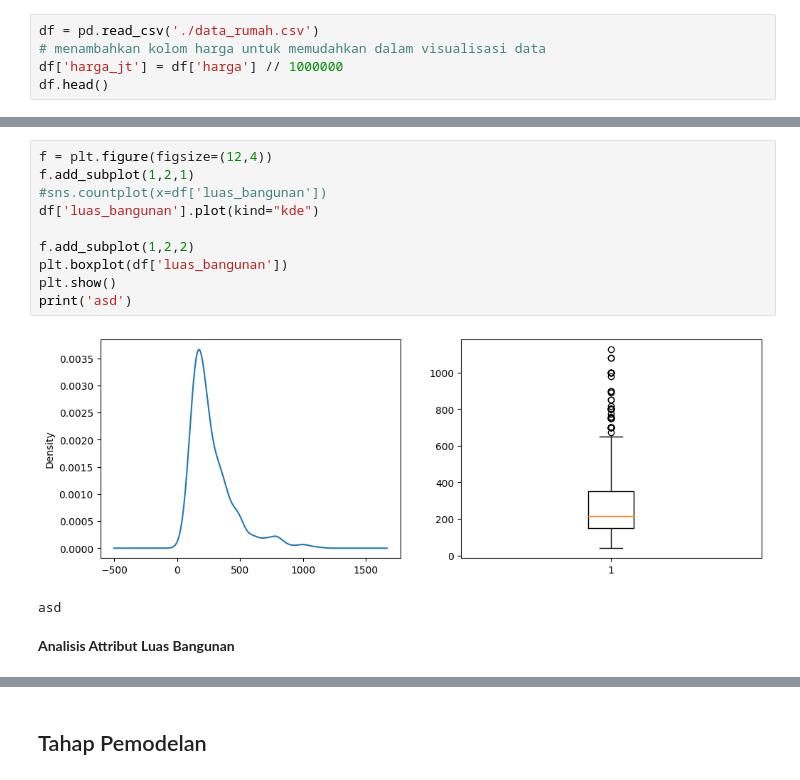
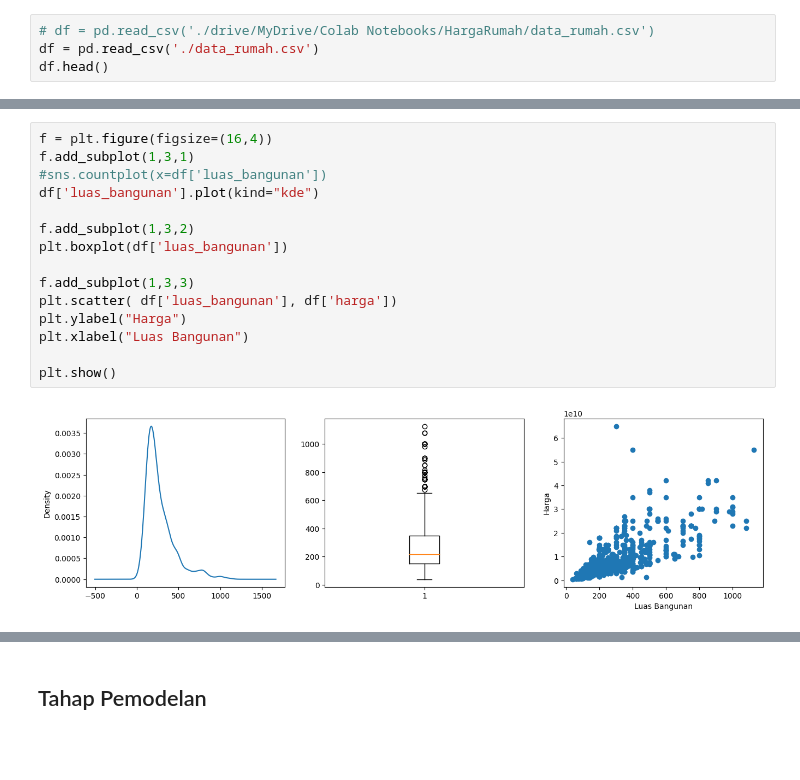
Before and after one commit to nafalabi/dwbi_linear_regression, a Jupyter notebook: regresi_linier.ipynb, the cells around one changed output, grey strips where cells are left out. Drawn from its saved outputs; the diff is of its cells as text; blank space fills up the shorter version.

```diff
--- a/regresi_linier.ipynb
+++ b/regresi_linier.ipynb
@@ -27,7 +41,6 @@ __Me-load dataset & menyesuaikan kolom yang ada__
 # %%
+# df = pd.read_csv('./drive/MyDrive/Colab Notebooks/HargaRumah/data_rumah.csv')
 df = pd.read_csv('./data_rumah.csv')
-# menambahkan kolom harga untuk memudahkan dalam visualisasi data
-df['harga_jt'] = df['harga'] // 1000000
 df.head()
 # %% [output]
 |  | no | nama_rumah | harga | luas_bangunan | luas_tanah | jumlah_kamar_tidur | jumlah_kamar_mandi | ... |
@@ -58,15 +80,17 @@ __Analisis Attribut Luas Bangunan__
 # %%
-f = plt.figure(figsize=(12,4))
-f.add_subplot(1,2,1)
+f = plt.figure(figsize=(16,4))
+f.add_subplot(1,3,1)
 #sns.countplot(x=df['luas_bangunan'])
 df['luas_bangunan'].plot(kind="kde")
 
-f.add_subplot(1,2,2)
+f.add_subplot(1,3,2)
 plt.boxplot(df['luas_bangunan'])
+
+f.add_subplot(1,3,3)
+plt.scatter( df['luas_bangunan'], df['harga'])
+plt.ylabel("Harga")
+plt.xlabel("Luas Bangunan")
+
 plt.show()
-print('asd')
 # %% [output]
-[figure, old version]
+[figure, new version]
-asd
-# %% [markdown]
-__Analisis Attribut Luas Bangunan__
```
Also changed, not shown: parts of 52 cells of this notebook.
